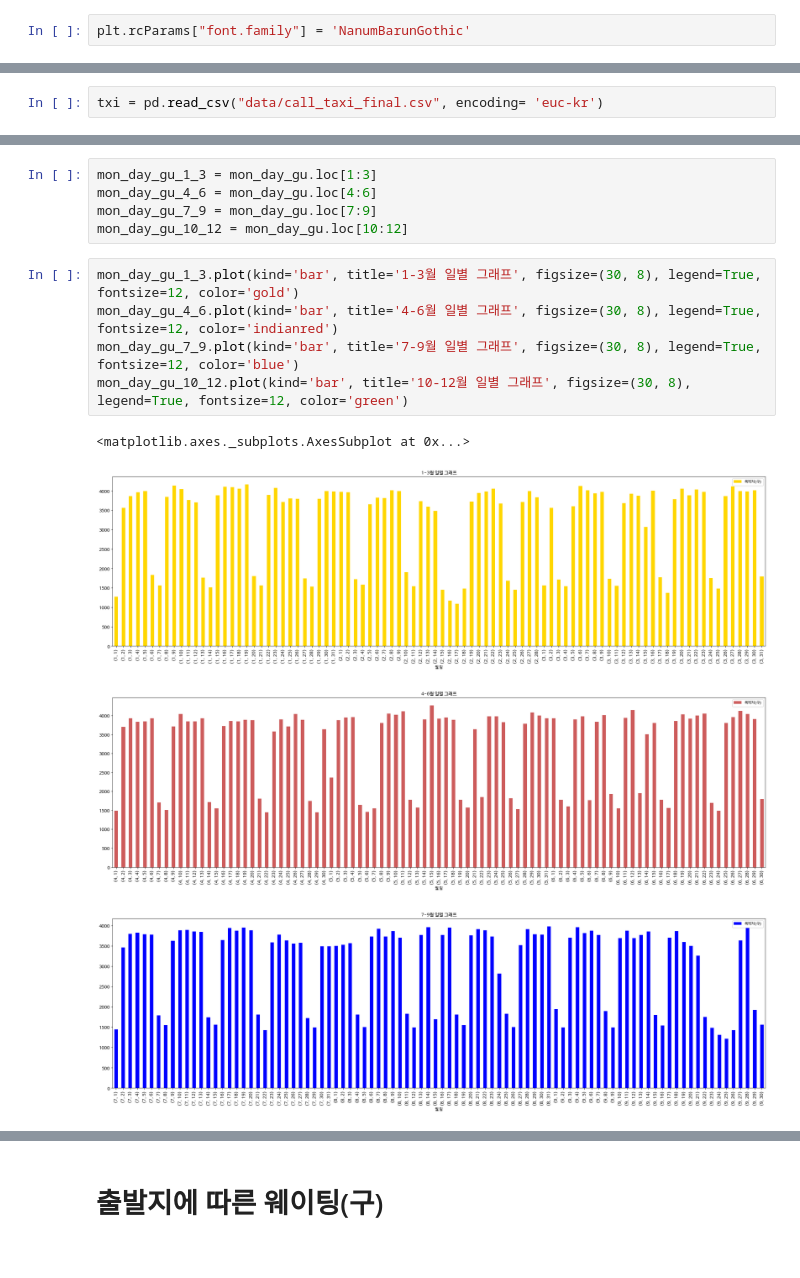
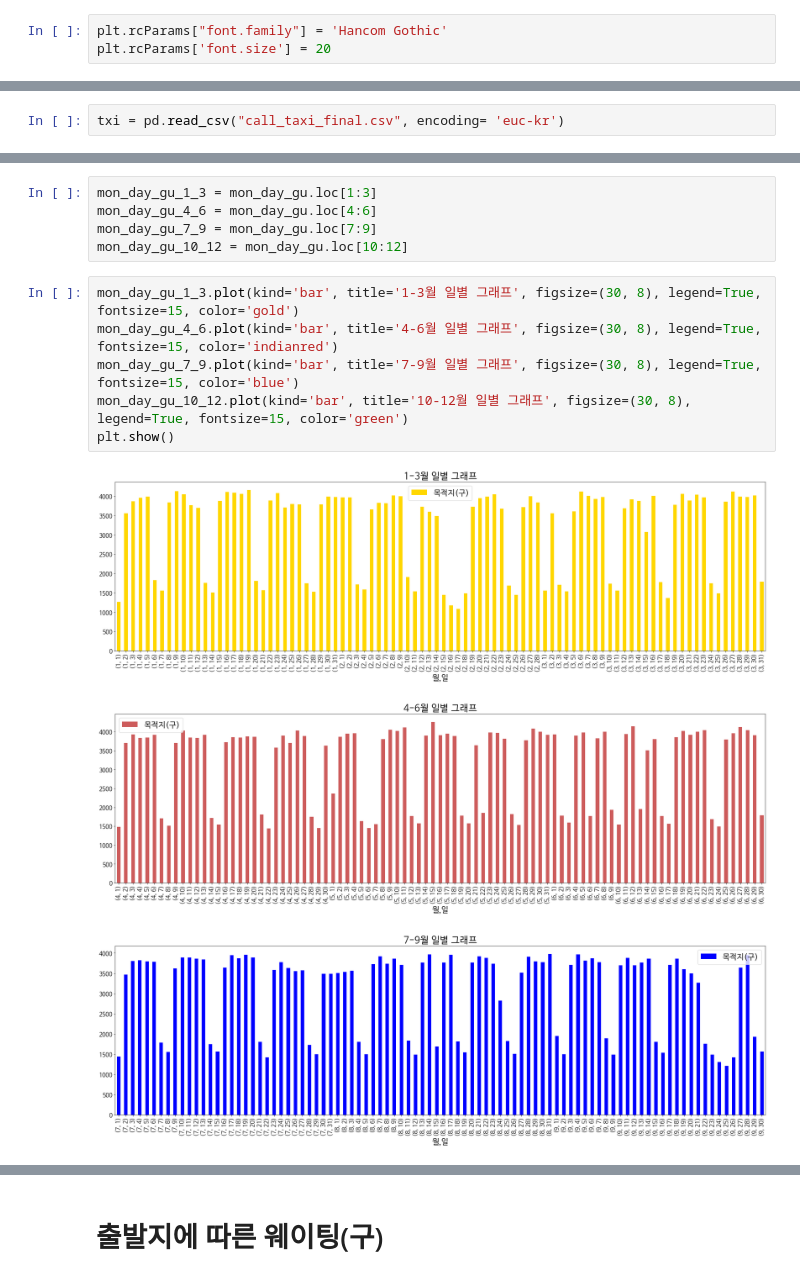
Before and after one commit to noc1992/Python_alone, a Jupyter notebook: alone/mini2_visualize.ipynb, the cells around one changed output, grey strips where cells are left out. Cells and saved outputs as stored; diff of their text form.

```diff
--- a/alone/mini2_visualize.ipynb
+++ b/alone/mini2_visualize.ipynb
@@ -33,5 +33,6 @@ import matplotlib.font_manager as fm
 # %%
-plt.rcParams["font.family"] = 'NanumBarunGothic'
+plt.rcParams["font.family"] = 'Hancom Gothic'
+plt.rcParams['font.size'] = 20
 # %% [markdown]
 # 데이터 읽기
 # %%
@@ -41,2 +42,2 @@ D:\jupyter\project\mine
 # %%
-txi = pd.read_csv("data/call_taxi_final.csv", encoding= 'euc-kr')
+txi = pd.read_csv("call_taxi_final.csv", encoding= 'euc-kr')
@@ -219,12 +281,12 @@ mon_day_gu_4_6 = mon_day_gu.loc[4:6]
 mon_day_gu_7_9 = mon_day_gu.loc[7:9]
 mon_day_gu_10_12 = mon_day_gu.loc[10:12]
 # %%
-mon_day_gu_1_3.plot(kind='bar', title='1-3월 일별 그래프', figsize=(30, 8), legend=True, fontsize=12, color='gold')
-mon_day_gu_4_6.plot(kind='bar', title='4-6월 일별 그래프', figsize=(30, 8), legend=True, fontsize=12, color='indianred')
-mon_day_gu_7_9.plot(kind='bar', title='7-9월 일별 그래프', figsize=(30, 8), legend=True, fontsize=12, color='blue')
-mon_day_gu_10_12.plot(kind='bar', title='10-12월 일별 그래프', figsize=(30, 8), legend=True, fontsize=12, color='green')
+mon_day_gu_1_3.plot(kind='bar', title='1-3월 일별 그래프', figsize=(30, 8), legend=True, fontsize=15, color='gold')
+mon_day_gu_4_6.plot(kind='bar', title='4-6월 일별 그래프', figsize=(30, 8), legend=True, fontsize=15, color='indianred')
+mon_day_gu_7_9.plot(kind='bar', title='7-9월 일별 그래프', figsize=(30, 8), legend=True, fontsize=15, color='blue')
+mon_day_gu_10_12.plot(kind='bar', title='10-12월 일별 그래프', figsize=(30, 8), legend=True, fontsize=15, color='green')
+plt.show()
 # %% [output]
-<matplotlib.axes._subplots.AxesSubplot at 0x...>
-[figure, old version]
+[figure, new version]
-[figure, old version]
+[figure, new version]
-[figure, old version]
+[figure, new version]
```
Also changed, not shown: parts of 25 cells of this notebook.
